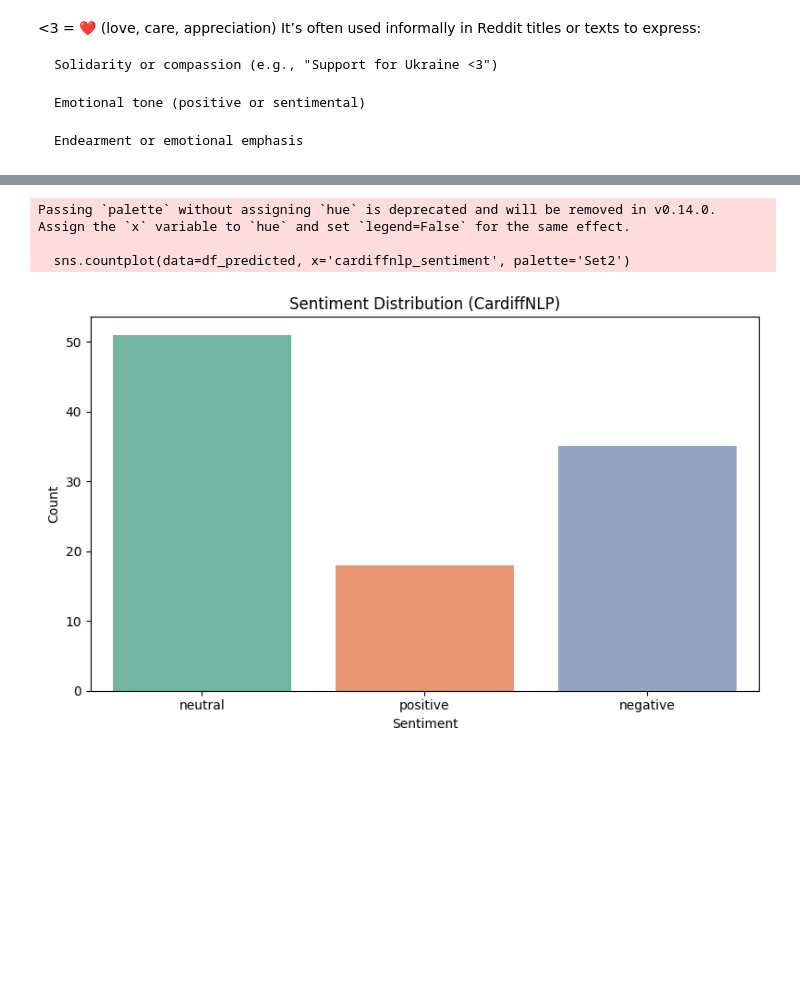
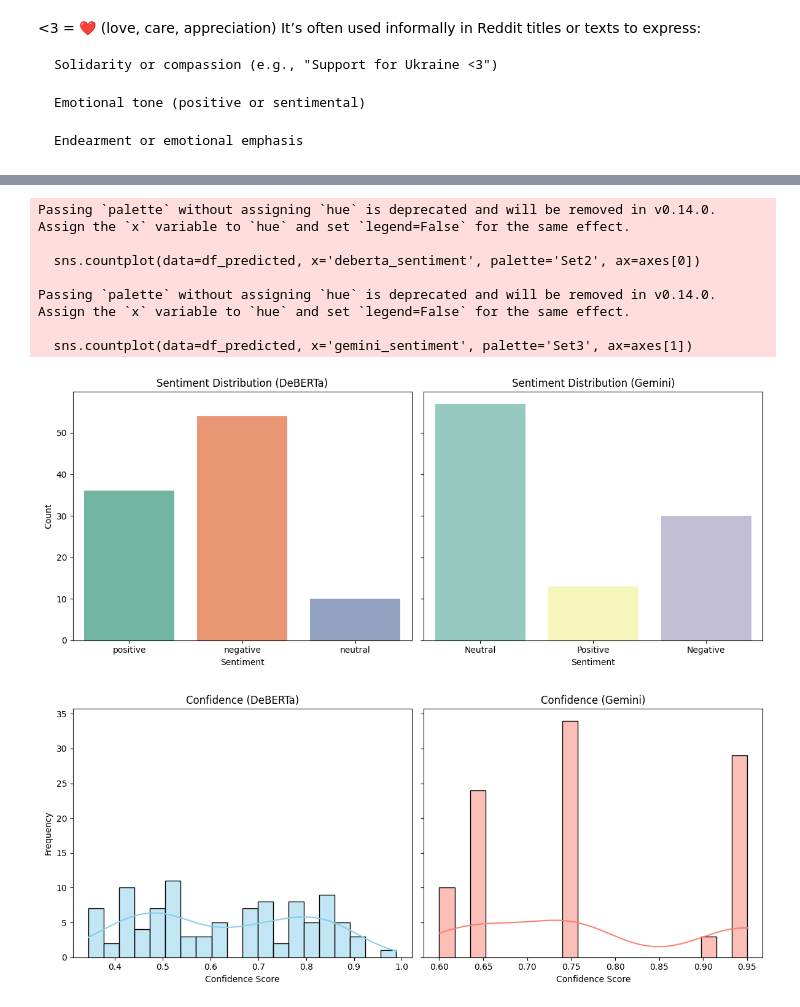
Before and after one commit to AnnaVerbytska/Migration_Sentiment, a Jupyter notebook: notebooks/eda.ipynb, the cells around one changed output, grey strips where cells are left out. Saved outputs shown, nothing was run; the diff lists cells and outputs as text; code cells hidden in the pictures; blank space fills up the shorter version.

Commit message:
Added stance analysis by Gemini

```diff
--- a/notebooks/eda.ipynb
+++ b/notebooks/eda.ipynb
@@ -365,14 +376,43 @@ df_predicted.head()
 # %%
-# Plot sentiment distribution
-plt.figure(figsize=(8, 5))
-sns.countplot(data=df_predicted, x='cardiffnlp_sentiment', palette='Set2')
-plt.title('Sentiment Distribution (CardiffNLP)')
-plt.xlabel('Sentiment')
-plt.ylabel('Count')
+# --- 1. Sentiment Comparison (categorical) ---
+fig, axes = plt.subplots(1, 2, figsize=(12, 5), sharey=True)
+
+sns.countplot(data=df_predicted, x='deberta_sentiment', palette='Set2', ax=axes[0])
+axes[0].set_title('Sentiment Distribution (DeBERTa)')
+axes[0].set_xlabel('Sentiment')
+axes[0].set_ylabel('Count')
+
+sns.countplot(data=df_predicted, x='gemini_sentiment', palette='Set3', ax=axes[1])
+axes[1].set_title('Sentiment Distribution (Gemini)')
+axes[1].set_xlabel('Sentiment')
+axes[1].set_ylabel('')
+
 plt.tight_layout()
 plt.show()
+
+
+# --- 2. Confidence Comparison (numerical) ---
+fig, axes = plt.subplots(1, 2, figsize=(12, 5), sharey=True)
+
+sns.histplot(df_predicted['deberta_confidence'], bins=20, kde=True, color='skyblue', ax=axes[0])
+axes[0].set_title('Confidence (DeBERTa)')
+axes[0].set_xlabel('Confidence Score')
+axes[0].set_ylabel('Frequency')
+
+sns.histplot(df_predicted['gemini_confidence'], bins=20, kde=True, color='salmon', ax=axes[1])
+axes[1].set_title('Confidence (Gemini)')
+axes[1].set_xlabel('Confidence Score')
+axes[1].set_ylabel('')
+
+plt.tight_layout()
+plt.show()
 # %% [output]
 Passing `palette` without assigning `hue` is deprecated and will be removed in v0.14.0. Assign the `x` variable to `hue` and set `legend=False` for the same effect.
 
-  sns.countplot(data=df_predicted, x='cardiffnlp_sentiment', palette='Set2')
+  sns.countplot(data=df_predicted, x='deberta_sentiment', palette='Set2', ax=axes[0])
+
+Passing `palette` without assigning `hue` is deprecated and will be removed in v0.14.0. Assign the `x` variable to `hue` and set `legend=False` for the same effect.
+
+  sns.countplot(data=df_predicted, x='gemini_sentiment', palette='Set3', ax=axes[1])
-[figure, old version]
+[figure, new version]
+[figure, added]
```
Also changed, not shown: parts of 5 cells of this notebook, 2 other files.
